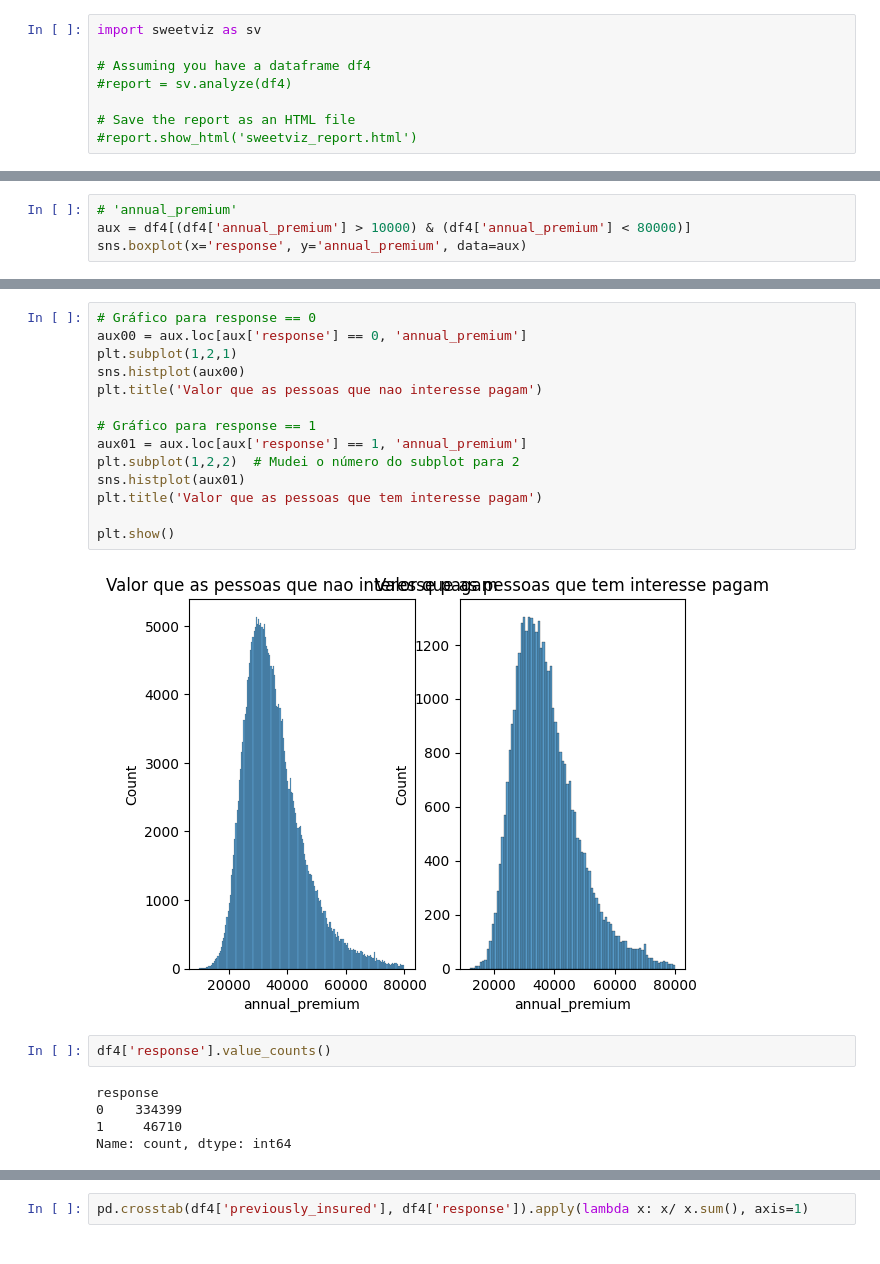
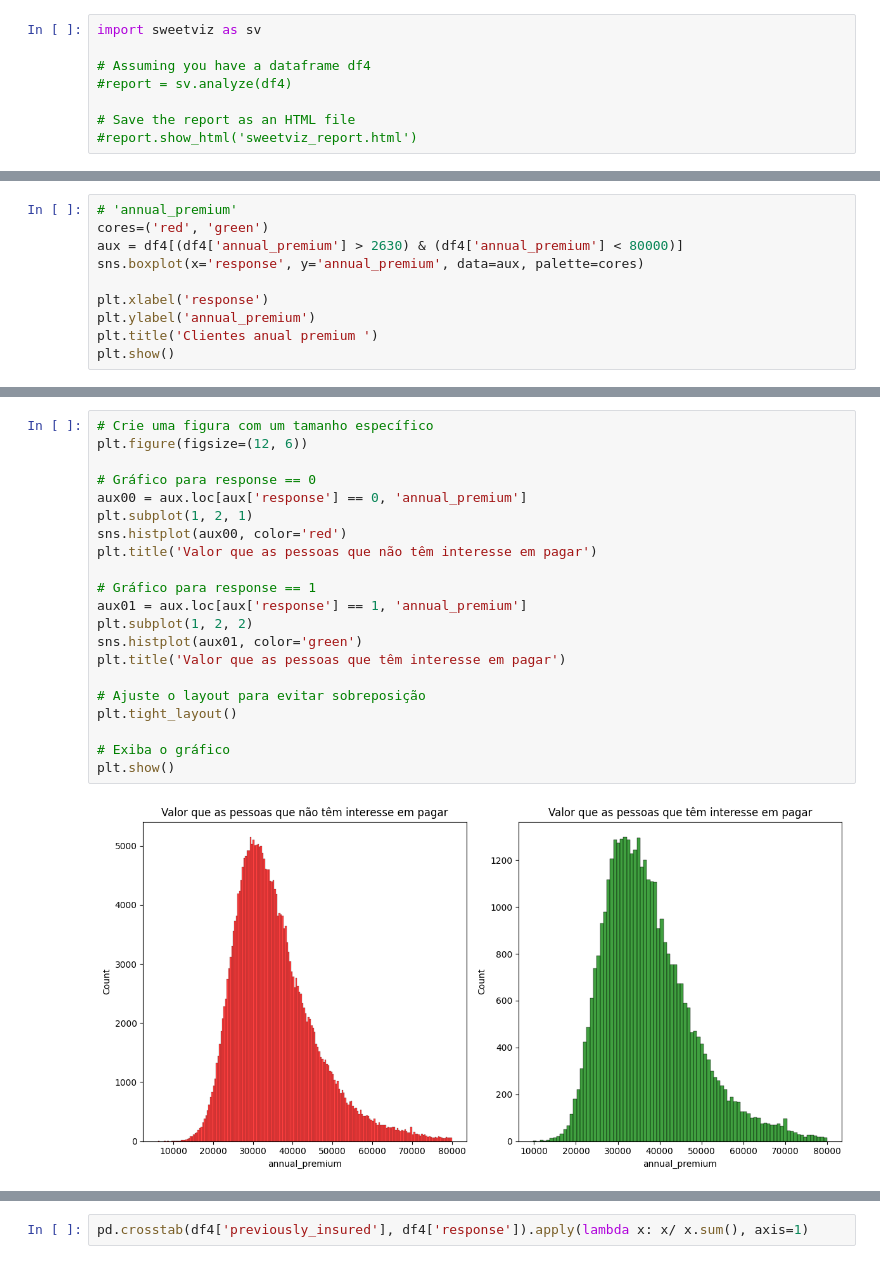
Before and after one commit to HallanMiranda/Health_insurance, a Jupyter notebook: notebooks/c1pa004.ipynb, the cells around one changed output, grey strips where cells are left out. Drawn from its saved outputs; the diff is of its cells as text.

```diff
--- a/notebooks/c1pa004.ipynb
+++ b/notebooks/c1pa004.ipynb
@@ -206,5 +240,11 @@ plt.show()
 # %%
 # 'annual_premium'
-aux = df4[(df4['annual_premium'] > 10000) & (df4['annual_premium'] < 80000)]
-sns.boxplot(x='response', y='annual_premium', data=aux)
+cores=('red', 'green')
+aux = df4[(df4['annual_premium'] > 2630) & (df4['annual_premium'] < 80000)]
+sns.boxplot(x='response', y='annual_premium', data=aux, palette=cores)
+
+plt.xlabel('response')
+plt.ylabel('annual_premium')
+plt.title('Clientes anual premium ')
+plt.show()
 # %% [output]
@@ -213,23 +255,23 @@ sns.boxplot(x='response', y='annual_premium', data=aux)
 # %%
+# Crie uma figura com um tamanho específico
+plt.figure(figsize=(12, 6))
+
 # Gráfico para response == 0
 aux00 = aux.loc[aux['response'] == 0, 'annual_premium']
-plt.subplot(1,2,1)
-sns.histplot(aux00)
-plt.title('Valor que as pessoas que nao interesse pagam')
+plt.subplot(1, 2, 1)
+sns.histplot(aux00, color='red')
+plt.title('Valor que as pessoas que não têm interesse em pagar')
 
 # Gráfico para response == 1
 aux01 = aux.loc[aux['response'] == 1, 'annual_premium']
-plt.subplot(1,2,2)  # Mudei o número do subplot para 2
-sns.histplot(aux01)
-plt.title('Valor que as pessoas que tem interesse pagam')
+plt.subplot(1, 2, 2)
+sns.histplot(aux01, color='green')
+plt.title('Valor que as pessoas que têm interesse em pagar')
 
+# Ajuste o layout para evitar sobreposição
+plt.tight_layout()
+
+# Exiba o gráfico
 plt.show()
 # %% [output]
-[figure, old version]
+[figure, new version]
-# %%
-df4['response'].value_counts()
-# %% [output]
-response
-0    334399
-1     46710
-Name: count, dtype: int64
```
Also changed, not shown: parts of 106 cells of this notebook, 12 other files.
